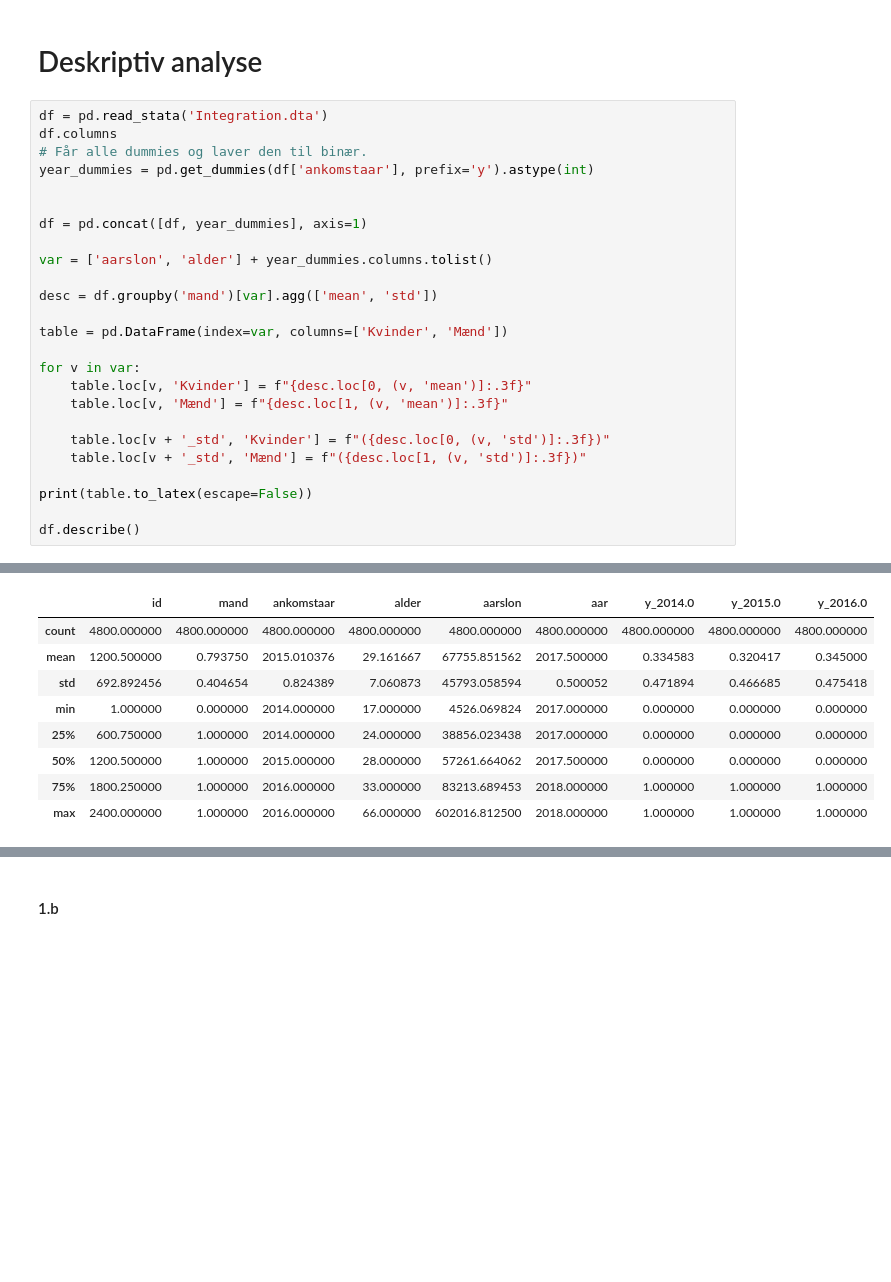
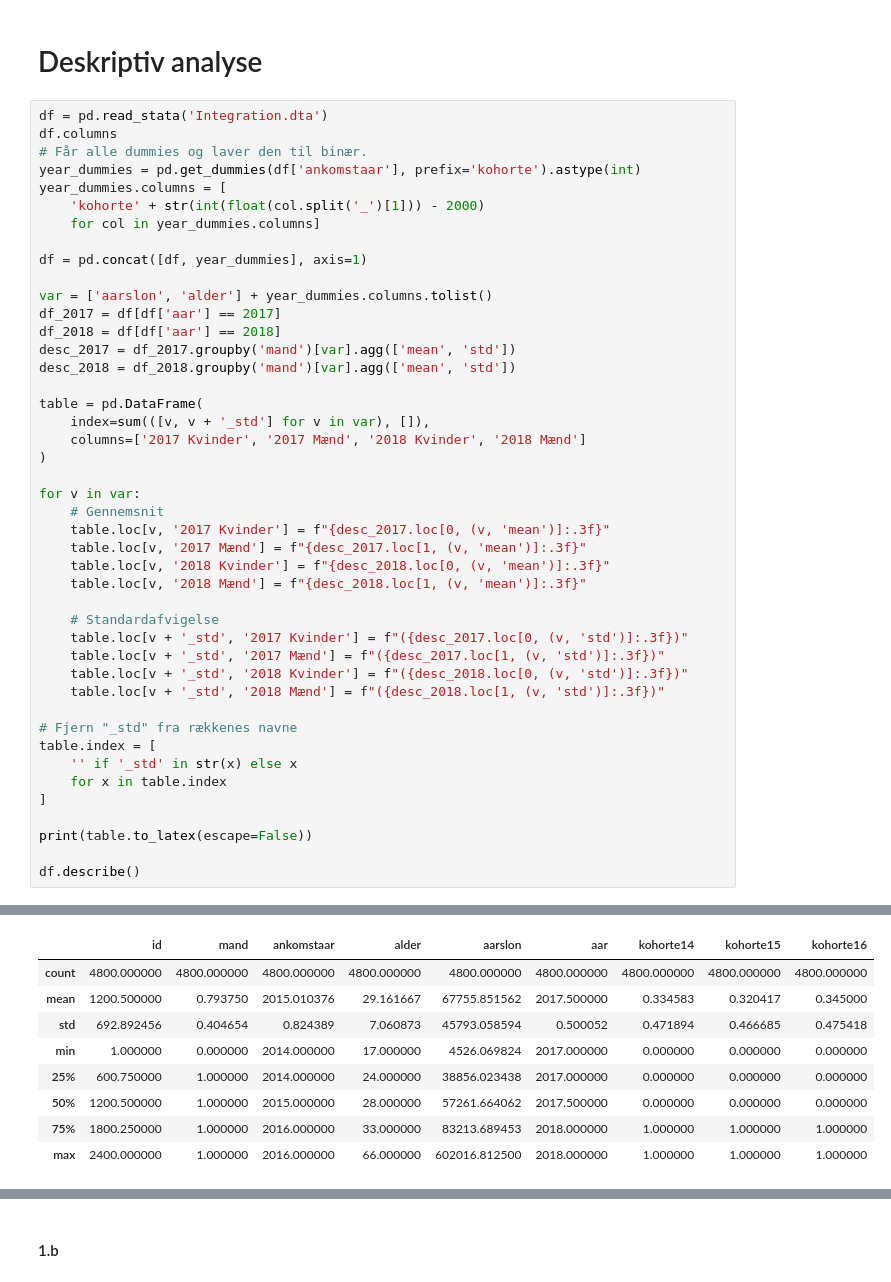
Before and after one commit to Nskoularsen/EconometricsA, a Jupyter notebook: 3_assignments/A2/A2.ipynb, the cells around one changed output, grey strips where cells are left out. Drawn from its saved outputs; the diff is of its cells as text; blank space fills up the shorter version.

```diff
--- a/3_assignments/A2/A2.ipynb
+++ b/3_assignments/A2/A2.ipynb
@@ -9,23 +11,42 @@ import statsmodels.formula.api as smf
 df = pd.read_stata('Integration.dta')
 df.columns
 # Får alle dummies og laver den til binær.
-year_dummies = pd.get_dummies(df['ankomstaar'], prefix='y').astype(int)
-
+year_dummies = pd.get_dummies(df['ankomstaar'], prefix='kohorte').astype(int)
+year_dummies.columns = [
+    'kohorte' + str(int(float(col.split('_')[1])) - 2000)
+    for col in year_dummies.columns]
 
 df = pd.concat([df, year_dummies], axis=1)
 
 var = ['aarslon', 'alder'] + year_dummies.columns.tolist()
+df_2017 = df[df['aar'] == 2017]
+df_2018 = df[df['aar'] == 2018]
+desc_2017 = df_2017.groupby('mand')[var].agg(['mean', 'std'])
+desc_2018 = df_2018.groupby('mand')[var].agg(['mean', 'std'])
 
-desc = df.groupby('mand')[var].agg(['mean', 'std'])
-
-table = pd.DataFrame(index=var, columns=['Kvinder', 'Mænd'])
+table = pd.DataFrame(
+    index=sum(([v, v + '_std'] for v in var), []),
+    columns=['2017 Kvinder', '2017 Mænd', '2018 Kvinder', '2018 Mænd']
+)
 
 for v in var:
-    table.loc[v, 'Kvinder'] = f"{desc.loc[0, (v, 'mean')]:.3f}"
-    table.loc[v, 'Mænd'] = f"{desc.loc[1, (v, 'mean')]:.3f}"
+    # Gennemsnit
+    table.loc[v, '2017 Kvinder'] = f"{desc_2017.loc[0, (v, 'mean')]:.3f}"
+    table.loc[v, '2017 Mænd'] = f"{desc_2017.loc[1, (v, 'mean')]:.3f}"
+    table.loc[v, '2018 Kvinder'] = f"{desc_2018.loc[0, (v, 'mean')]:.3f}"
+    table.loc[v, '2018 Mænd'] = f"{desc_2018.loc[1, (v, 'mean')]:.3f}"
 
-    table.loc[v + '_std', 'Kvinder'] = f"({desc.loc[0, (v, 'std')]:.3f})"
-    table.loc[v + '_std', 'Mænd'] = f"({desc.loc[1, (v, 'std')]:.3f})"
+    # Standardafvigelse
+    table.loc[v + '_std', '2017 Kvinder'] = f"({desc_2017.loc[0, (v, 'std')]:.3f})"
+    table.loc[v + '_std', '2017 Mænd'] = f"({desc_2017.loc[1, (v, 'std')]:.3f})"
+    table.loc[v + '_std', '2018 Kvinder'] = f"({desc_2018.loc[0, (v, 'std')]:.3f})"
+    table.loc[v + '_std', '2018 Mænd'] = f"({desc_2018.loc[1, (v, 'std')]:.3f})"
+
+# Fjern "_std" fra rækkenes navne
+table.index = [
+    '' if '_std' in str(x) else x
+    for x in table.index
+]
 
 print(table.to_latex(escape=False))
 
@@ -48,6 +69,6 @@ y_2016.0_std & (0.468) & (0.477) \\
 \bottomrule
 \end{tabular}
-|  | id | mand | ankomstaar | alder | aarslon | aar | y_2014.0 | y_2015.0 | y_2016.0 |
+|  | id | mand | ankomstaar | alder | aarslon | aar | kohorte14 | kohorte15 | kohorte16 |
 | count | 4800.000000 | 4800.000000 | 4800.000000 | 4800.000000 | 4800.000000 | 4800.000000 | 4800.000000 | 4800.000000 | 4800.000000 |
 | mean | 1200.500000 | 0.793750 | 2015.010376 | 29.161667 | 67755.851562 | 2017.500000 | 0.334583 | 0.320417 | 0.345000 |
 | std | 692.892456 | 0.404654 | 0.824389 | 7.060873 | 45793.058594 | 0.500052 | 0.471894 | 0.466685 | 0.475418 |
```
Also changed, not shown: parts of 16 cells of this notebook.
